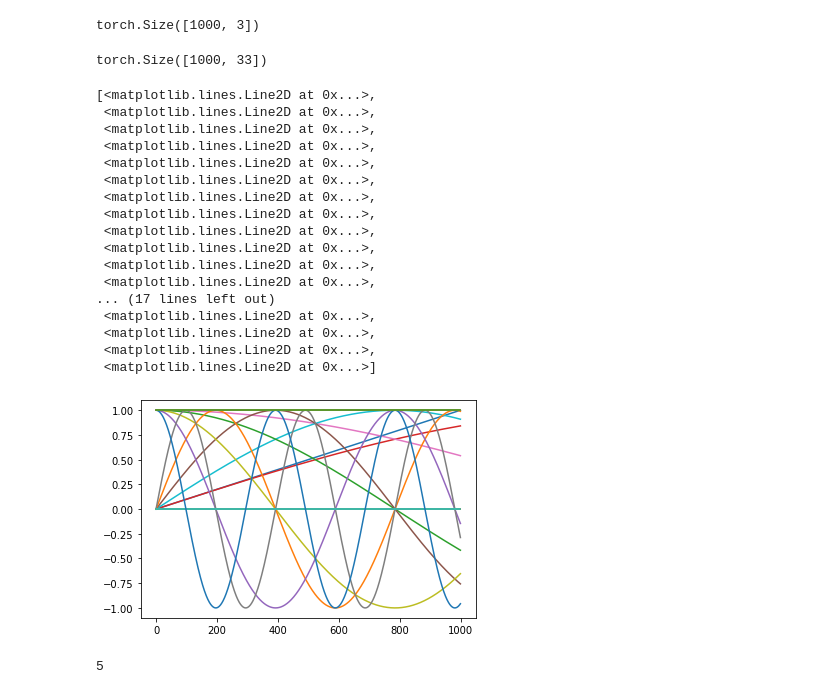
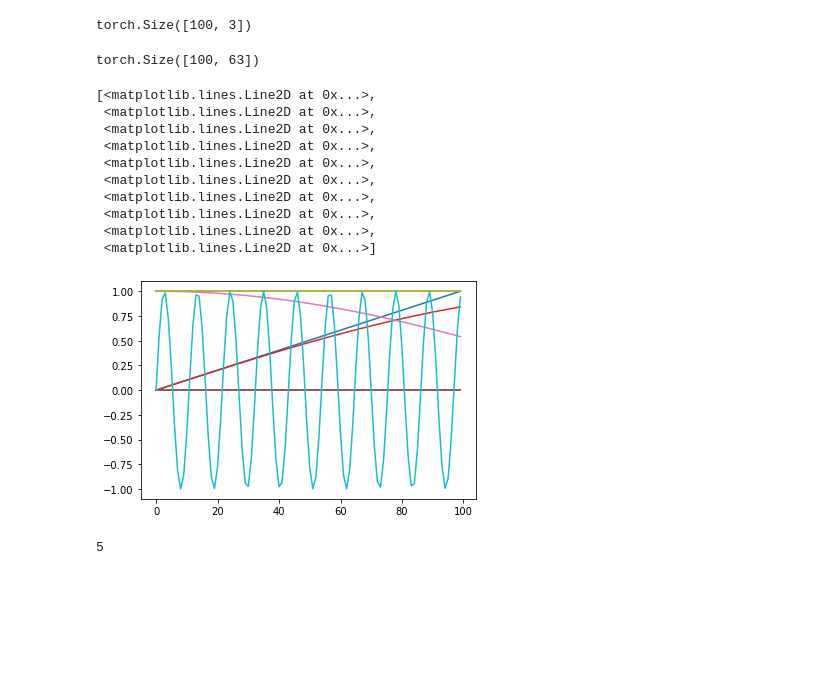
Before and after one commit to YanivHollander/kornia_nerf_jupyter, a Jupyter notebook: test_positional_encoder.ipynb, the cells around one changed output. Drawn from its saved outputs; the diff is of its cells as text; code cells hidden in the pictures; blank space fills up the shorter version.

```diff
--- a/test_positional_encoder.ipynb
+++ b/test_positional_encoder.ipynb
@@ -12,39 +12,33 @@ import matplotlib.pyplot as plt
 # %%
-pos_enc = PositionalEncoder(3, 5, log_space=True)
+pos_enc = PositionalEncoder(3, 10, log_space=False)
 # %%
-x = torch.linspace(0., 1., 1000)
-y = torch.zeros(1000)
-z = torch.zeros(1000)
+n = 100
+x = torch.linspace(0., 1., n)
+y = torch.zeros(n)
+z = torch.zeros(n)
 
 torch.stack([x, y, z], dim = -1).shape
 # %% [output]
-torch.Size([1000, 3])
+torch.Size([100, 3])
 # %%
 a = pos_enc(torch.stack([x, y, z], dim = -1))
 a.shape
 # %% [output]
-torch.Size([1000, 33])
+torch.Size([100, 63])
 # %%
-plt.plot(a)
+plt.plot(a[:, 0 : 10])
 # %% [output]
 [<matplotlib.lines.Line2D at 0x...>,
  <matplotlib.lines.Line2D at 0x...>,
  <matplotlib.lines.Line2D at 0x...>,
  <matplotlib.lines.Line2D at 0x...>,
  <matplotlib.lines.Line2D at 0x...>,
  <matplotlib.lines.Line2D at 0x...>,
  <matplotlib.lines.Line2D at 0x...>,
  <matplotlib.lines.Line2D at 0x...>,
  <matplotlib.lines.Line2D at 0x...>,
- <matplotlib.lines.Line2D at 0x...>,
- <matplotlib.lines.Line2D at 0x...>,
- <matplotlib.lines.Line2D at 0x...>,
-... (17 lines left out)
- <matplotlib.lines.Line2D at 0x...>,
- <matplotlib.lines.Line2D at 0x...>,
- <matplotlib.lines.Line2D at 0x...>,
  <matplotlib.lines.Line2D at 0x...>]
-[figure, old version]
+[figure, new version]
 # %%
 pos_enc._d_input
 # %% [output]
```
Also changed, not shown: parts of 1 cell of this notebook, 1 other file.
